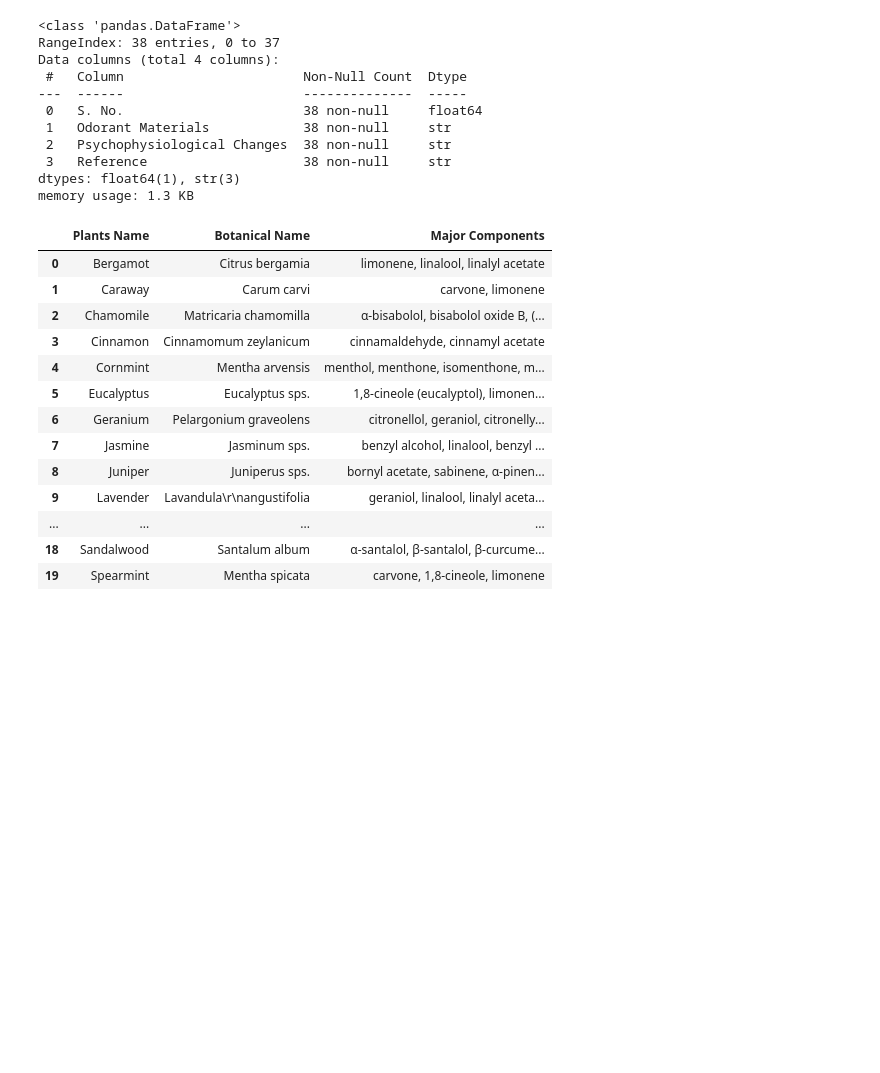
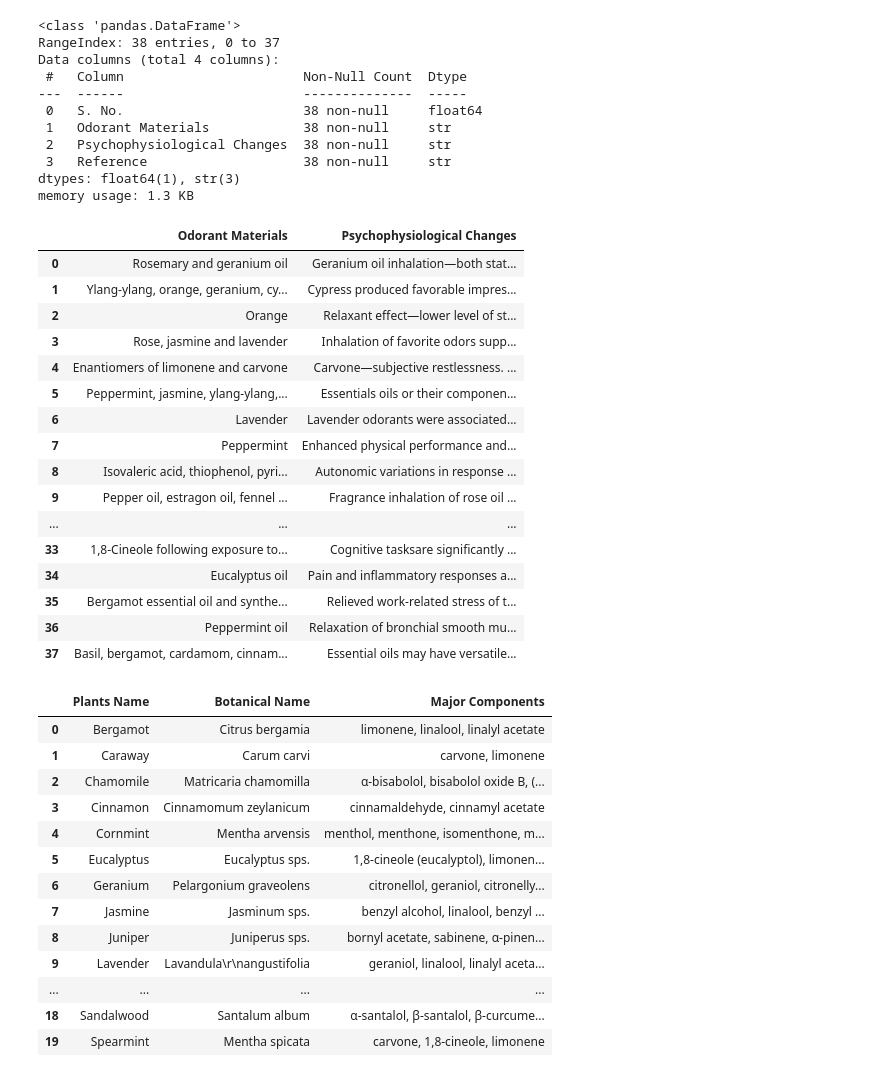
Before and after one commit to evseevalina/PROYECTO_MODULO_DATA_ANALYSIS, a Jupyter notebook: SRC/NOTEBOOKS/LIMPIEZA.ipynb, the cells around one changed output. Drawn from its saved outputs; the diff is of its cells as text; code cells hidden in the pictures; blank space fills up the shorter version.

```diff
--- a/SRC/NOTEBOOKS/LIMPIEZA.ipynb
+++ b/SRC/NOTEBOOKS/LIMPIEZA.ipynb
@@ -74,6 +92,28 @@ Data columns (total 4 columns):
  3   Reference                    38 non-null     str
 dtypes: float64(1), str(3)
 memory usage: 1.3 KB
+# %%
+columnas_eliminar = ["S. No.", "Reference"]
+dff = dff.drop(columns=columnas_eliminar)
+dff
+# %% [output]
+|  | Odorant Materials | Psychophysiological Changes |
+| 0 | Rosemary and geranium oil | Geranium oil inhalation—both stat... |
+| 1 | Ylang-ylang, orange, geranium, cy... | Cypress produced favorable impres... |
+| 2 | Orange | Relaxant effect—lower level of st... |
+| 3 | Rose, jasmine and lavender | Inhalation of favorite odors supp... |
+| 4 | Enantiomers of limonene and carvone | Carvone—subjective restlessness. ... |
+| 5 | Peppermint, jasmine, ylang-ylang,... | Essentials oils or their componen... |
+| 6 | Lavender | Lavender odorants were associated... |
+| 7 | Peppermint | Enhanced physical performance and... |
+| 8 | Isovaleric acid, thiophenol, pyri... | Autonomic variations in response ... |
+| 9 | Pepper oil, estragon oil, fennel ... | Fragrance inhalation of rose oil ... |
+| ... | ... | ... |
+| 33 | 1,8-Cineole following exposure to... | Cognitive tasksare significantly ... |
+| 34 | Eucalyptus oil | Pain and inflammatory responses a... |
+| 35 | Bergamot essential oil and synthe... | Relieved work-related stress of t... |
+| 36 | Peppermint oil | Relaxation of bronchial smooth mu... |
+| 37 | Basil, bergamot, cardamom, cinnam... | Essential oils may have versatile... |
 # %%
 dfff = pd.read_csv("../DATA/perfume_compound.csv")
 dfff
```
Also changed, not shown: parts of 4 cells of this notebook, 2 other files.
